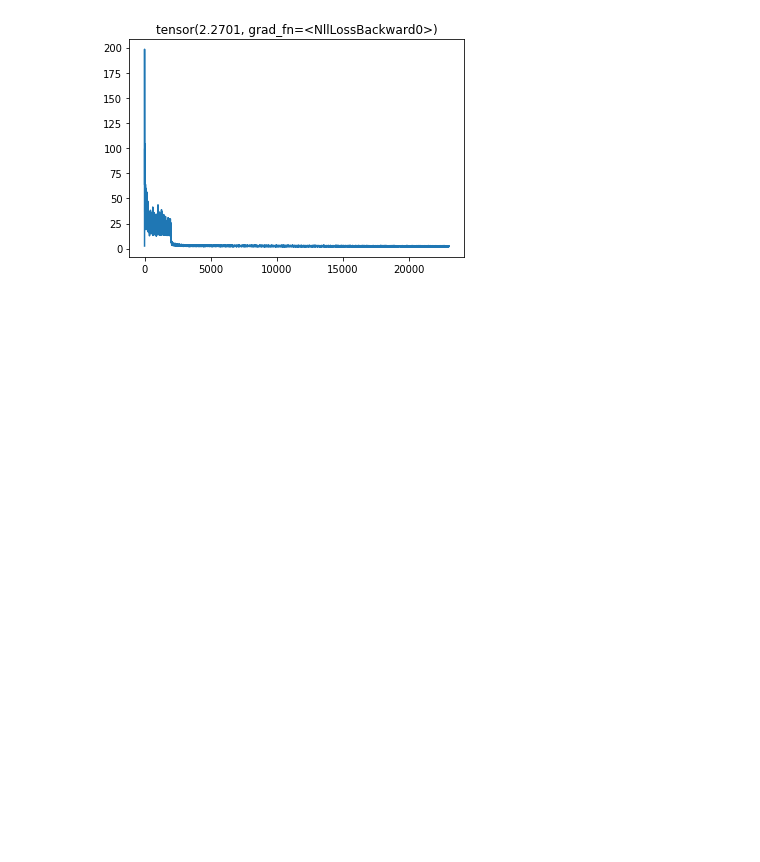
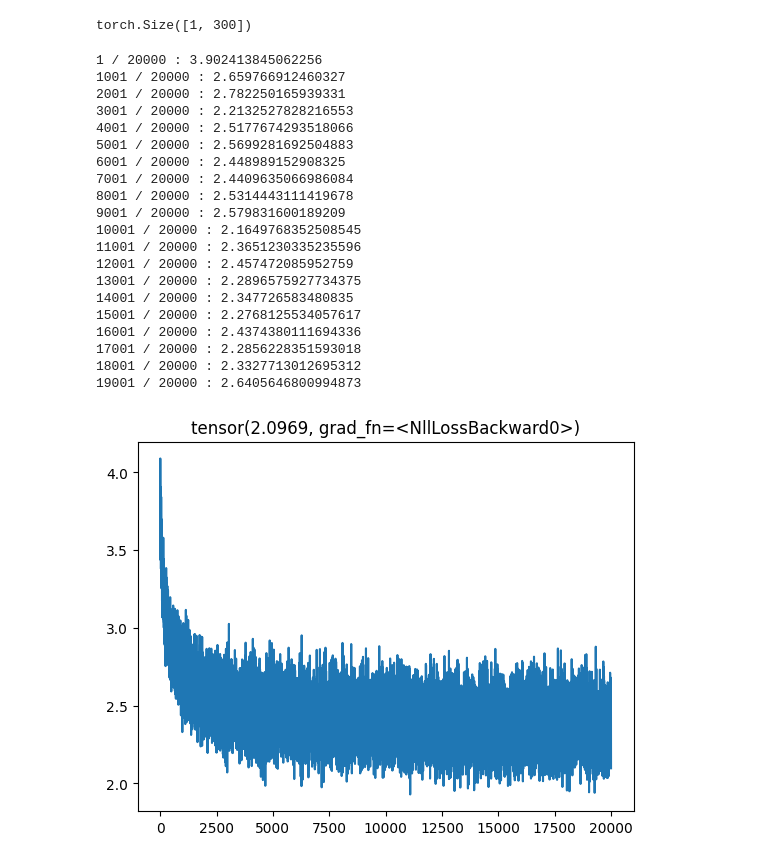
Before and after one commit to guijp/learning, a Jupyter notebook: Simple Backpropagation/05_Language_Model_with_MLP.ipynb, the cells around one changed output. Saved outputs shown, nothing was run; the diff lists cells and outputs as text; code cells hidden in the pictures; blank space fills up the shorter version.

```diff
--- a/Simple Backpropagation/05_Language_Model_with_MLP.ipynb
+++ b/Simple Backpropagation/05_Language_Model_with_MLP.ipynb
@@ -16,14 +16,17 @@ LookUp = torch.rand((n_possible_chars, n_dimension))
 
 n_context_block = 4
 
-size_interm_layer = 500
-W1 = torch.rand((n_context_block * n_dimension, size_interm_layer))
-b1 = torch.rand((1, size_interm_layer))
+size_interm_layer = 300
+W1 = torch.randn((n_context_block * n_dimension, size_interm_layer)) * 0.3
+b1 = torch.randn((1, size_interm_layer)) * 0.1
 
-W2 = torch.rand((size_interm_layer, 27))
-b2 = torch.rand((1, 27))
+W2 = torch.randn((size_interm_layer, 27)) * 0.1
+b2 = torch.randn((1, 27)) * 0
 
-parameters = [LookUp, W1, b1, W2, b2]
+alpha = torch.ones(1, size_interm_layer)
+beta = torch.zeros(1, size_interm_layer)
+
+parameters = [LookUp, W1, b1, W2, b2, alpha, beta]
 
 for p in parameters:
     p.requires_grad = True
@@ -54,37 +57,65 @@ Y_val = Y[n_80pct:n_90pct]
 
 X_test = X[n_90pct:]
 Y_test = X[n_90pct:]
-# %%
-loss_hist = []
+# %%
+pre_interm_layer.mean(0, keepdim=True).shape
+# %% [output]
+torch.Size([1, 300])
 # %%
 BATCH_SIZE = 64
+n_epics = int(20e3)
 
-for i in range(20000):
+for i in range(n_epics):
 
     bach_idx = torch.randint(0, X_train.shape[0], (BATCH_SIZE,))
     X_batch = X_train[bach_idx]
     Y_batch = Y_train[bach_idx]
 
     X_emb = LookUp[X_batch].view(-1, n_context_block * n_dimension)
 
-    interm_layer = (X_emb @ W1 + b1).tanh()
+    pre_interm_layer = X_emb @ W1 + b1
+    pre_interm_layer = alpha * ((pre_interm_layer - pre_interm_layer.mean(0, keepdim=True))/pre_interm_layer.std(0, keepdim=True)) + beta
+    interm_layer = pre_interm_layer.tanh()
     output_layer = (interm_layer @ W2 + b2)
 
     loss = F.cross_entropy(output_layer, Y_batch)
     loss_hist.append(loss.item())
 
     for p in parameters:
         p.grad = None
     loss.backward()
 
     for p in parameters:
-        p.data += -0.01 * p.grad
+        p.data += -0.005 * p.grad
+
+    if i % 1000 == 0:
+        print(f'{i+1} / {n_epics} : {loss.item()}')
 
 plt.plot(loss_hist)
 plt.title(loss)
 plt.show()
 # %% [output]
+1 / 20000 : 3.902413845062256
+1001 / 20000 : 2.659766912460327
+2001 / 20000 : 2.782250165939331
+3001 / 20000 : 2.2132527828216553
+4001 / 20000 : 2.5177674293518066
+5001 / 20000 : 2.5699281692504883
+6001 / 20000 : 2.448989152908325
+7001 / 20000 : 2.4409635066986084
+8001 / 20000 : 2.5314443111419678
+9001 / 20000 : 2.579831600189209
+10001 / 20000 : 2.1649768352508545
+11001 / 20000 : 2.3651230335235596
+12001 / 20000 : 2.457472085952759
+13001 / 20000 : 2.2896575927734375
+14001 / 20000 : 2.347726583480835
+15001 / 20000 : 2.2768125534057617
+16001 / 20000 : 2.4374380111694336
+17001 / 20000 : 2.2856228351593018
+18001 / 20000 : 2.3327713012695312
+19001 / 20000 : 2.6405646800994873
-[figure, old version]
+[figure, new version]
 # %%
 coord_x = []
 coord_y = []
```
Also changed, not shown: parts of 2 cells of this notebook.
